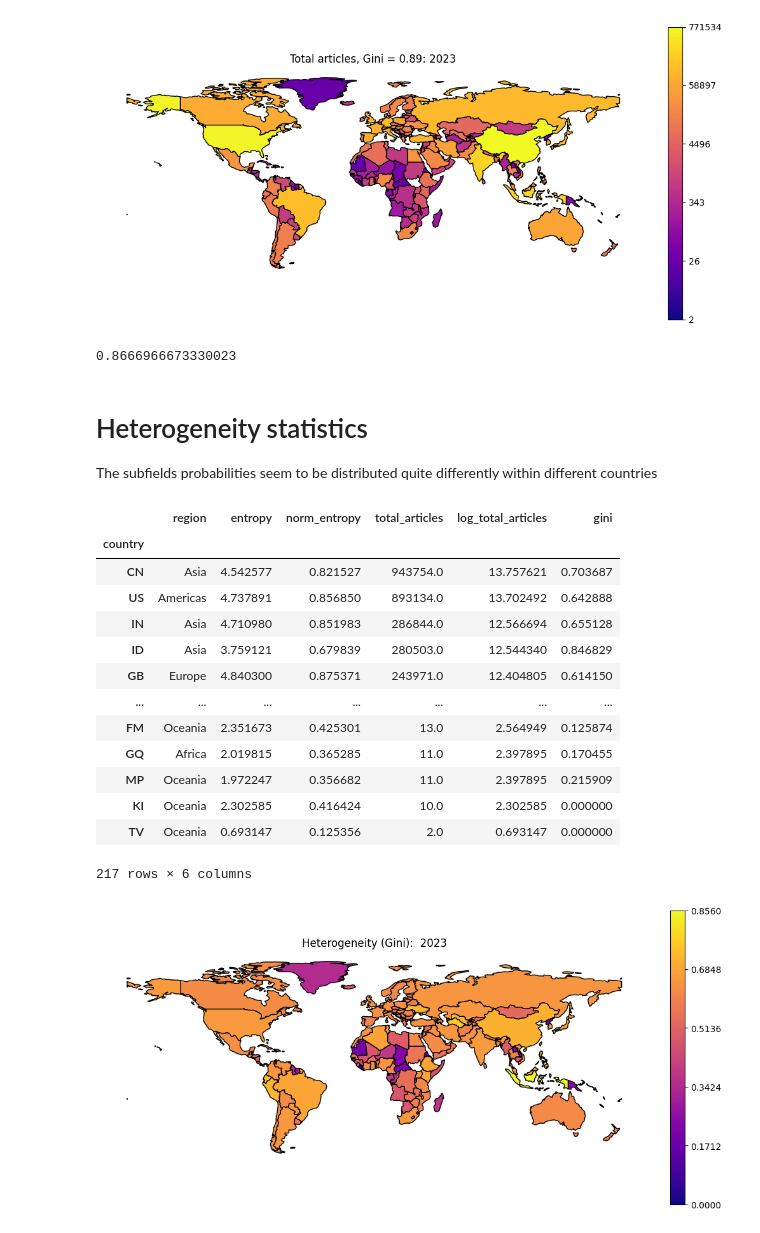
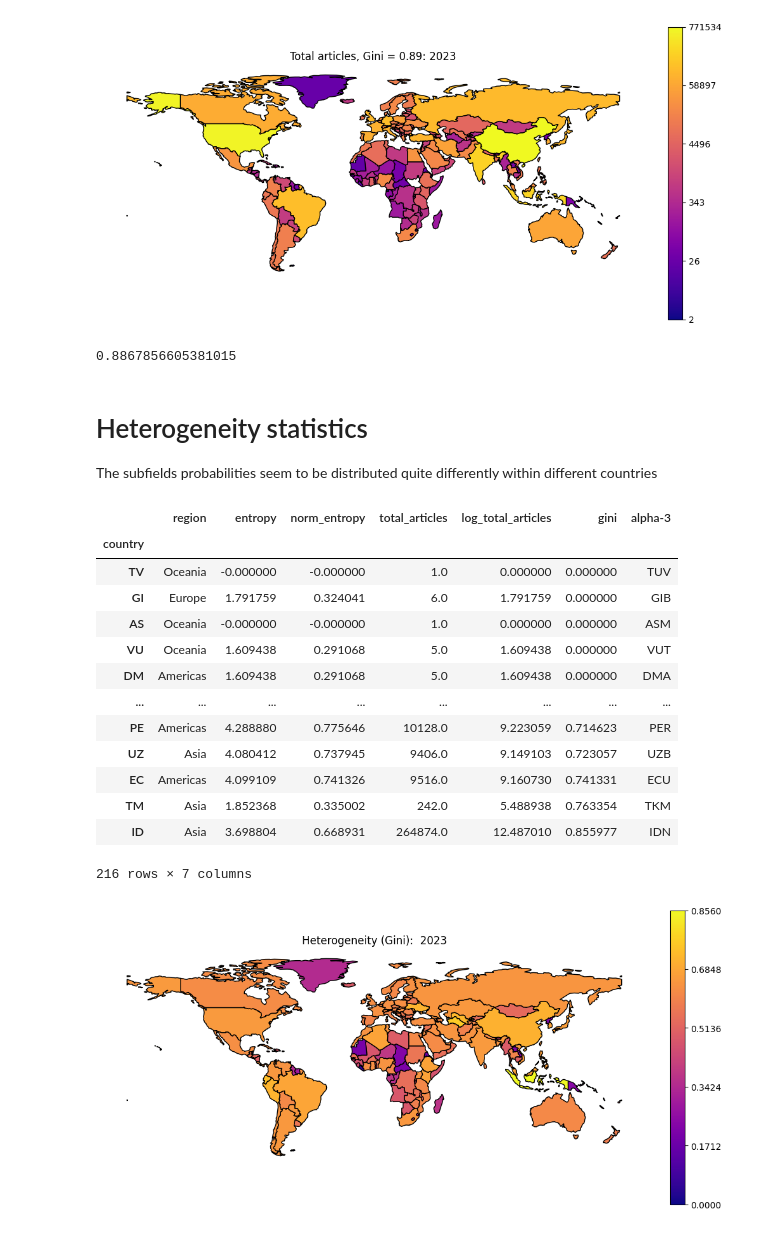
Before and after one commit to irivorobey/geoTopics, a Jupyter notebook: irina/data_articles_by_country.ipynb, the cells around one changed output. Saved outputs shown, nothing was run; the diff lists cells and outputs as text; code cells hidden in the pictures.

```diff
--- a/irina/data_articles_by_country.ipynb
+++ b/irina/data_articles_by_country.ipynb
@@ -15,5 +15,8 @@ from irina import utility_functions as uf
 path = uf.PATH
 # %%
 year = 2023
-df_country_subfield = pd.read_csv(path+f"df_country_subfield/individual_{year}.csv", index_col="country")
+mode = "individual"
+
+# df_country_subfield1 = pd.read_csv(path+f"df_country_subfield/individual_{year}.csv", index_col="country")
+df_country_subfield = pd.read_csv(path+"df_cs_yearly.csv", index_col=[0, 1, 2]).xs((year, mode), level=[1, 2])
 # df_country_subfield = pd.read_csv(path+"df_country_subfield_authors.csv", index_col="country")
@@ -174,7 +160,7 @@ fig, ax = uf.plot_map_continuous(df_stats, "log_total_articles", title=f"Total a
 # %%
 uf.gini(df_stats.total_articles)
 # %% [output]
-0.8666966673330023
+0.8867856605381015
 # %%
 df_plot = (
     df_country_stats
@@ -189,22 +175,22 @@ px.scatter(df_plot, x="country", y="total_cumsum", color="region", category_orde
 
 The subfields probabilities seem to be distributed quite differently within different countries
 # %%
-df_country_stats
+df_country_stats.sort_values("gini")
 # %% [output]
-|  | region | entropy | norm_entropy | total_articles | log_total_articles | gini |
-| country |  |  |  |  |  |  |
-| CN | Asia | 4.542577 | 0.821527 | 943754.0 | 13.757621 | 0.703687 |
-| US | Americas | 4.737891 | 0.856850 | 893134.0 | 13.702492 | 0.642888 |
-| IN | Asia | 4.710980 | 0.851983 | 286844.0 | 12.566694 | 0.655128 |
-| ID | Asia | 3.759121 | 0.679839 | 280503.0 | 12.544340 | 0.846829 |
-| GB | Europe | 4.840300 | 0.875371 | 243971.0 | 12.404805 | 0.614150 |
-| ... | ... | ... | ... | ... | ... | ... |
-| FM | Oceania | 2.351673 | 0.425301 | 13.0 | 2.564949 | 0.125874 |
-| GQ | Africa | 2.019815 | 0.365285 | 11.0 | 2.397895 | 0.170455 |
-| MP | Oceania | 1.972247 | 0.356682 | 11.0 | 2.397895 | 0.215909 |
-| KI | Oceania | 2.302585 | 0.416424 | 10.0 | 2.302585 | 0.000000 |
-| TV | Oceania | 0.693147 | 0.125356 | 2.0 | 0.693147 | 0.000000 |
+|  | region | entropy | norm_entropy | total_articles | log_total_articles | gini | alpha-3 |
+| country |  |  |  |  |  |  |  |
+| TV | Oceania | -0.000000 | -0.000000 | 1.0 | 0.000000 | 0.000000 | TUV |
+| GI | Europe | 1.791759 | 0.324041 | 6.0 | 1.791759 | 0.000000 | GIB |
+| AS | Oceania | -0.000000 | -0.000000 | 1.0 | 0.000000 | 0.000000 | ASM |
+| VU | Oceania | 1.609438 | 0.291068 | 5.0 | 1.609438 | 0.000000 | VUT |
+| DM | Americas | 1.609438 | 0.291068 | 5.0 | 1.609438 | 0.000000 | DMA |
+| ... | ... | ... | ... | ... | ... | ... | ... |
+| PE | Americas | 4.288880 | 0.775646 | 10128.0 | 9.223059 | 0.714623 | PER |
+| UZ | Asia | 4.080412 | 0.737945 | 9406.0 | 9.149103 | 0.723057 | UZB |
+| EC | Americas | 4.099109 | 0.741326 | 9516.0 | 9.160730 | 0.741331 | ECU |
+| TM | Asia | 1.852368 | 0.335002 | 242.0 | 5.488938 | 0.763354 | TKM |
+| ID | Asia | 3.698804 | 0.668931 | 264874.0 | 12.487010 | 0.855977 | IDN |
-217 rows × 6 columns
+216 rows × 7 columns
 # %%
 # importlib.reload(uf)
 # year = 2023
```
Also changed, not shown: parts of 6 cells of this notebook, 13 other files.
